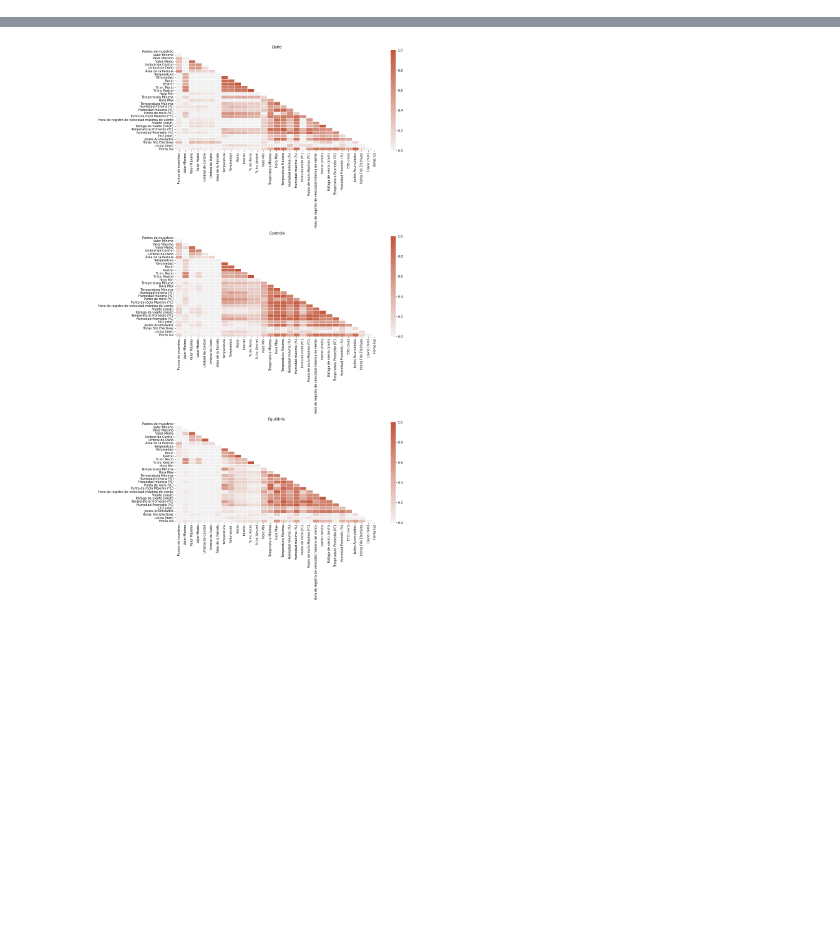
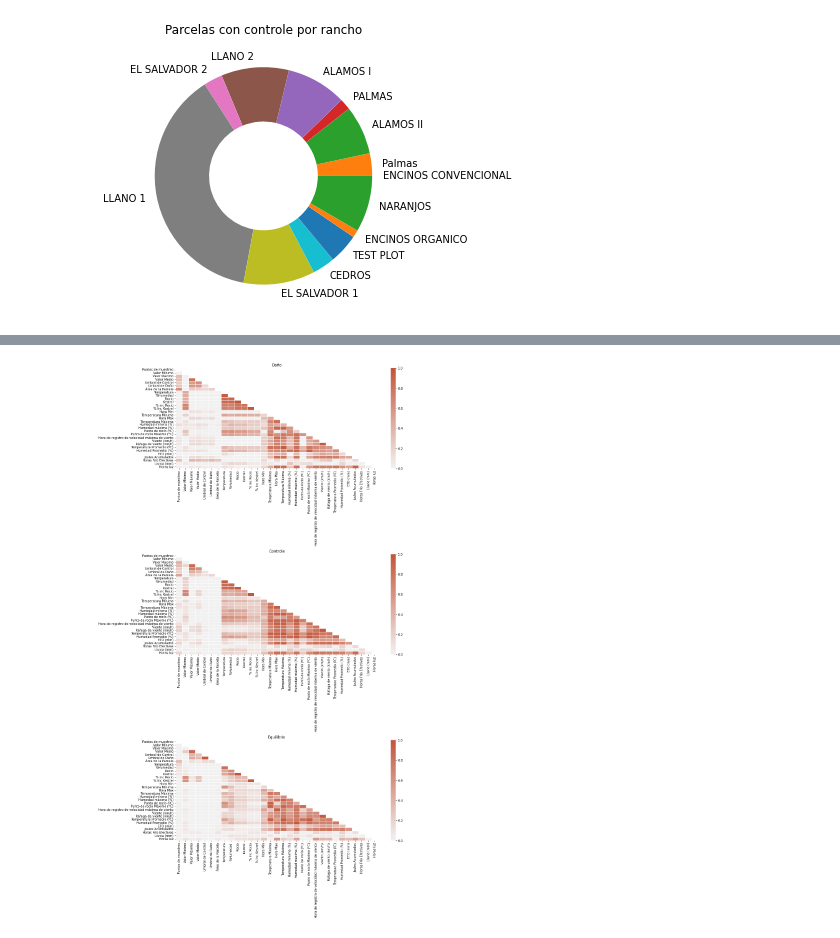
Before and after one commit to Felipelv199/herramientas-para-cd, a Jupyter notebook: homeworks/05-homework/main.ipynb, the cells around one changed output, grey strips where cells are left out. Cells and saved outputs as stored; diff of their text form; code cells hidden in the pictures; blank space fills up the shorter version.

```diff
--- a/homeworks/05-homework/main.ipynb
+++ b/homeworks/05-homework/main.ipynb
@@ -32,0 +33,23 @@ plt.show()
+# %%
+controle_df = jitomates_df[jitomates_df['Severidad del Problema'] == "Controle"]
+ranch_parc_df = controle_df[['RANCHO', 'PARCELA']]
+ranch_parc = dict()
+
+for ranch in ranchs:
+    ranch_df = ranch_parc_df[ranch_parc_df['RANCHO'] == ranch]
+    parcelas = {x for x in ranch_df['PARCELA']}
+    ranch_parc[ranch] = len(parcelas)
+
+x = []
+labels = []
+
+for ranch in ranch_parc:
+    x.append(ranch_parc[ranch])
+    labels.append(ranch)
+
+f, ax = plt.subplots(1, 1, figsize=(5, 5))
+ax.pie(x, labels=labels,  wedgeprops=dict(width=.5))
+ax.set_title("Parcelas con controle por rancho")
+plt.show()
+# %% [output]
+[figure, added]
```
Also changed, not shown: parts of 5 cells of this notebook.
